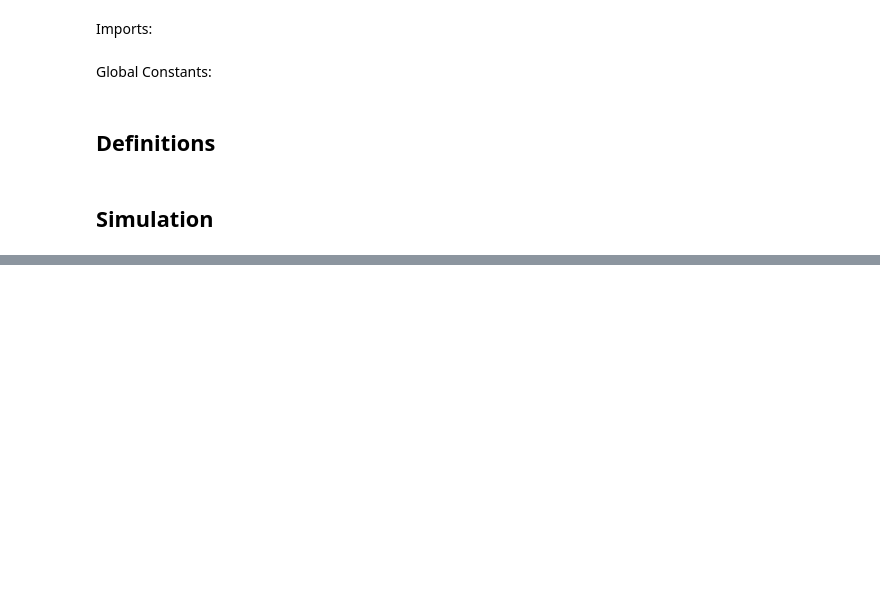
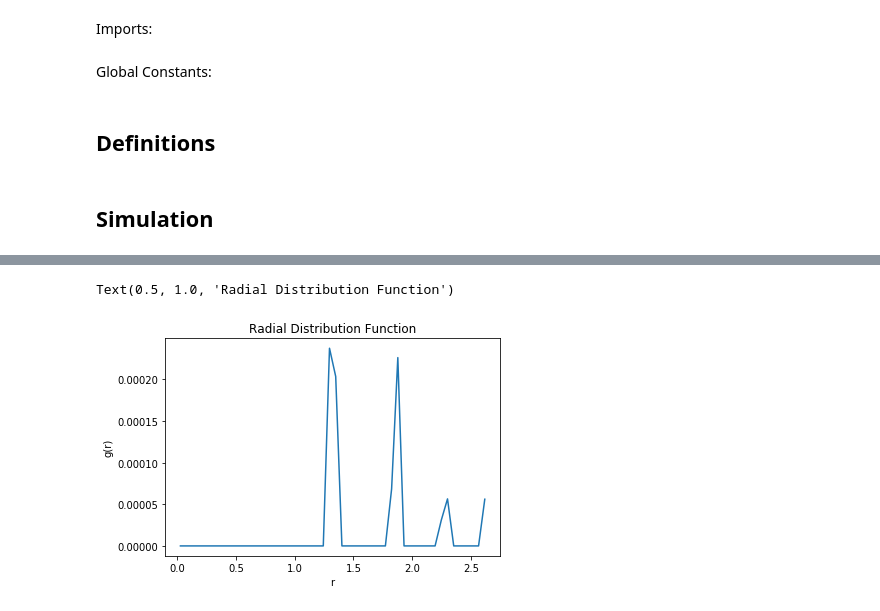
Before and after one commit to kadams66/Intro-Sims, a Jupyter notebook: LJ Fluid 3D MD NVT.ipynb, the cells around one changed output, grey strips where cells are left out. Cells and saved outputs as stored; diff of their text form; code cells hidden in the pictures; blank space fills up the shorter version.

Commit message:
Added RDF functions

```diff
--- a/LJ Fluid 3D MD NVT.ipynb
+++ b/LJ Fluid 3D MD NVT.ipynb
@@ -40,14 +41,16 @@ import numpy as np
 # %% [markdown]
 Global Constants:
 # %%
-rng = np.random.default_rng()
 m = 1
 dt = 0.01
-cycles = 1000
+cycles = 10000
 ndim = 5
 nparts = ndim**3
-Ti = 2
-dbox = 5
+rho = 0.8442
+Ti = 1.5043
+dbox = ndim / np.cbrt(rho)
+samfreq = 5
+nbins = 50
 # %% [markdown]
 ## Definitions
 # %%
@@ -109,25 +158,45 @@ def velocities(vel, frc):
 ## Simulation
 # %%
 #Creating the arrays
+
 Pos = np.zeros([nparts, 3])
 Vel = np.zeros([nparts, 3])
 Frc = np.zeros([nparts, 3])
+ghist = np.zeros(nbins)
+ngr = 0
 
 #Filling the arrays with the initial conditions
+
+#create nparts (ndim**3) by 3 array of points evenly distributed over a cubic lattice  of length dbox centered at the origin
 Pos = np.vstack(np.meshgrid(np.linspace(-dbox/2,dbox/2,ndim),np.linspace(-dbox/2,dbox/2,ndim),np.linspace(-dbox/2,dbox/2,ndim))).reshape(3,-1).T
+#Loop over 3 dimensional components
 for i in range(3):
     sumV = 0
+    #loop over all particles initalizing velocities to a Boltzmann distribution
     for j in range(nparts):
         Vel[j,i] = rng.normal(0, np.sqrt(Ti))
         sumV += Vel[j,i]
+    #center of mass (net) velocity
     sumV = sumV / nparts
+    #loop over all particles to set net velocity to 0
     for j in range(nparts):
         Vel[j,i] = Vel[j,i] - sumV
 
 #MD Loop
+
 for i in range(cycles):
-    Frc = forces(Frc, Pos)
+    #velocity Verlet MD loop
+    Frc = forces(Pos)
     Pos = positions(Pos, Vel, Frc)
     Vel = velocities(Vel, Frc)
-    Frc = forces(Frc, Pos)
+    Frc = forces(Pos)
     Vel = velocities(Vel, Frc)
+    #check if sampleing step
+    if i % samfreq == 0:
+        ghist = gsample(ghist, Pos)
+        ngr += 1
+
+#Finalization
+
+gr = gfinal(ghist, ngr)
+print(gr)
@@ -133,0 +221,8 @@ for i in range(cycles):
+# %%
+fig, aa = plt.subplots()
+aa.plot(gr[0:,0], gr[0:,1], label='RDF')
+plt.setp(aa, xlabel='r', ylabel='g(r)')
+aa.set_title('Radial Distribution Function')
+# %% [output]
+Text(0.5, 1.0, 'Radial Distribution Function')
+[figure, added]
```
Also changed, not shown: parts of 5 cells of this notebook.
